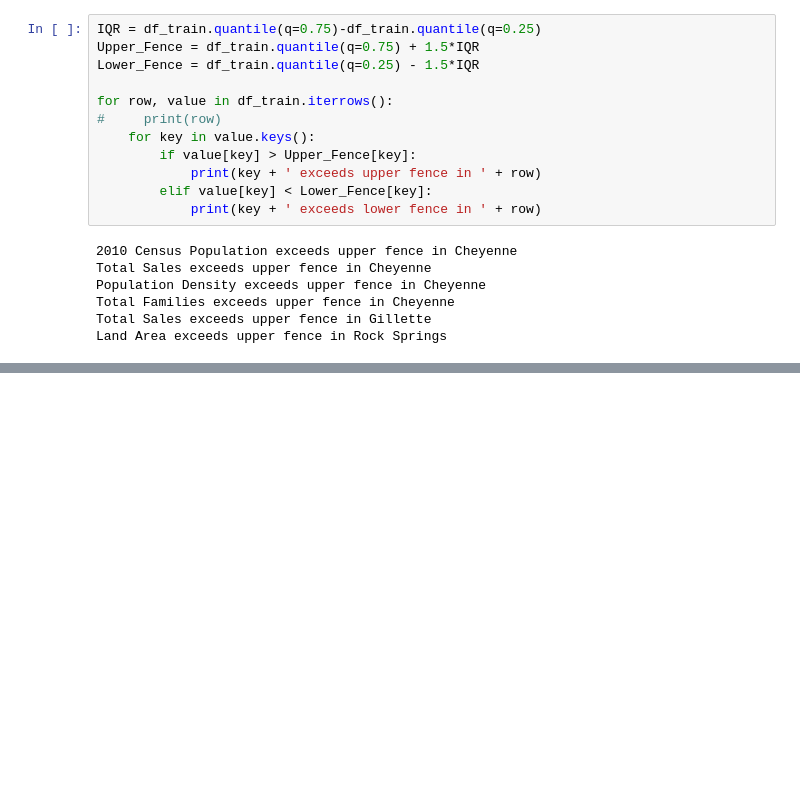
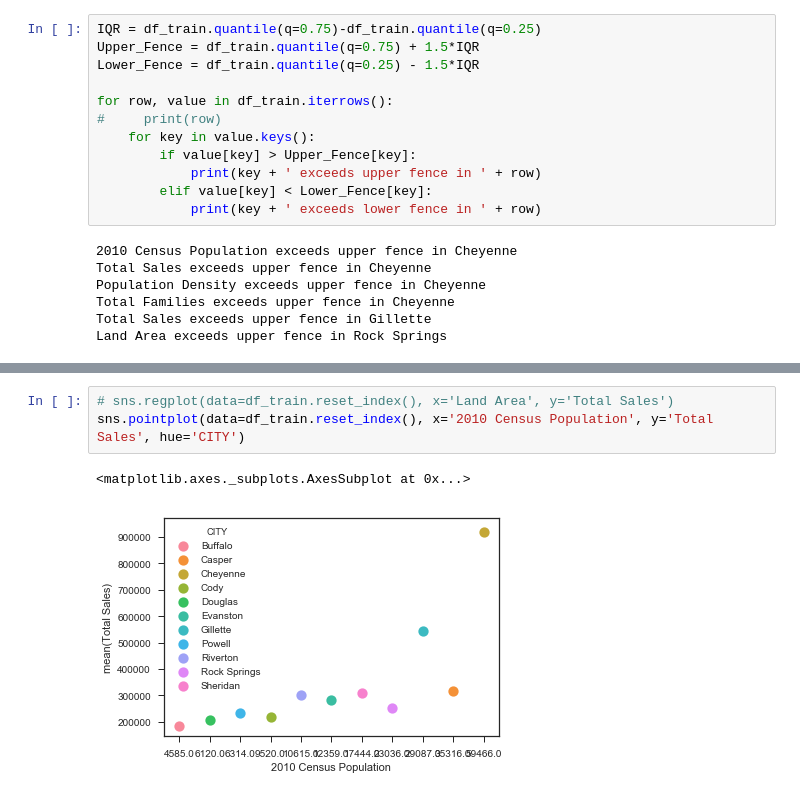
Before and after one commit to cmgiler/Udacity-Business-Analyst-Nanodegree, a Jupyter notebook: project2-1/Data Cleaning.ipynb, the cells around one changed output, grey strips where cells are left out. Cells and saved outputs as stored; diff of their text form; blank space fills up the shorter version.

```diff
--- a/project2-1/Data Cleaning.ipynb
+++ b/project2-1/Data Cleaning.ipynb
@@ -138,0 +159,6 @@ sns.pairplot(df_train.reset_index(), hue='CITY', plot_kws={'s': 200})
+# %%
+# sns.regplot(data=df_train.reset_index(), x='Land Area', y='Total Sales')
+sns.pointplot(data=df_train.reset_index(), x='2010 Census Population', y='Total Sales', hue='CITY')
+# %% [output]
+<matplotlib.axes._subplots.AxesSubplot at 0x...>
+[figure, added]
```
Also changed, not shown: parts of 21 cells of this notebook, 9 other files.
